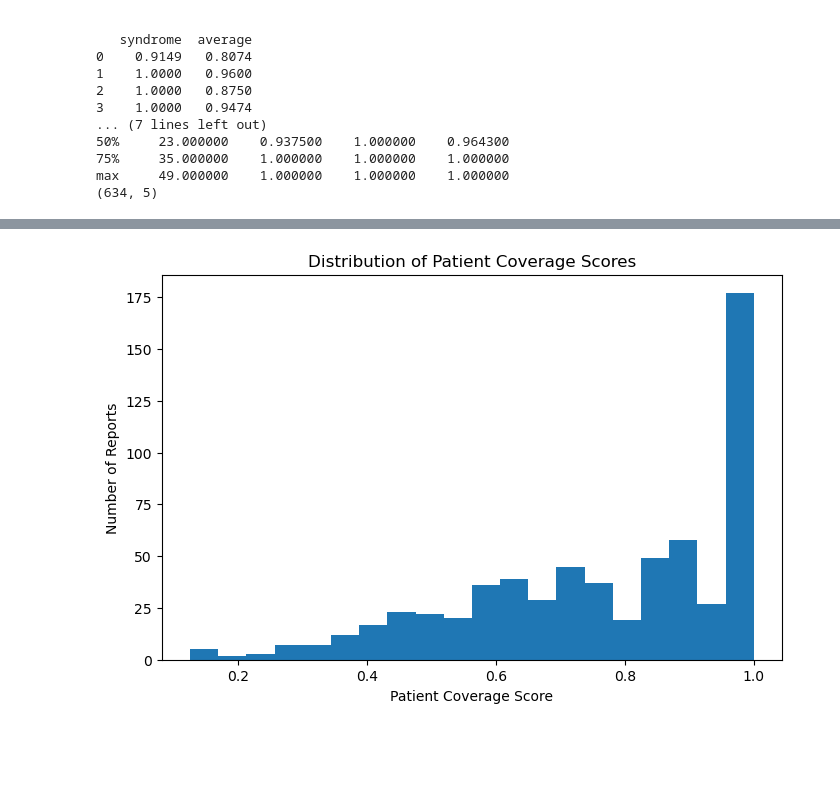
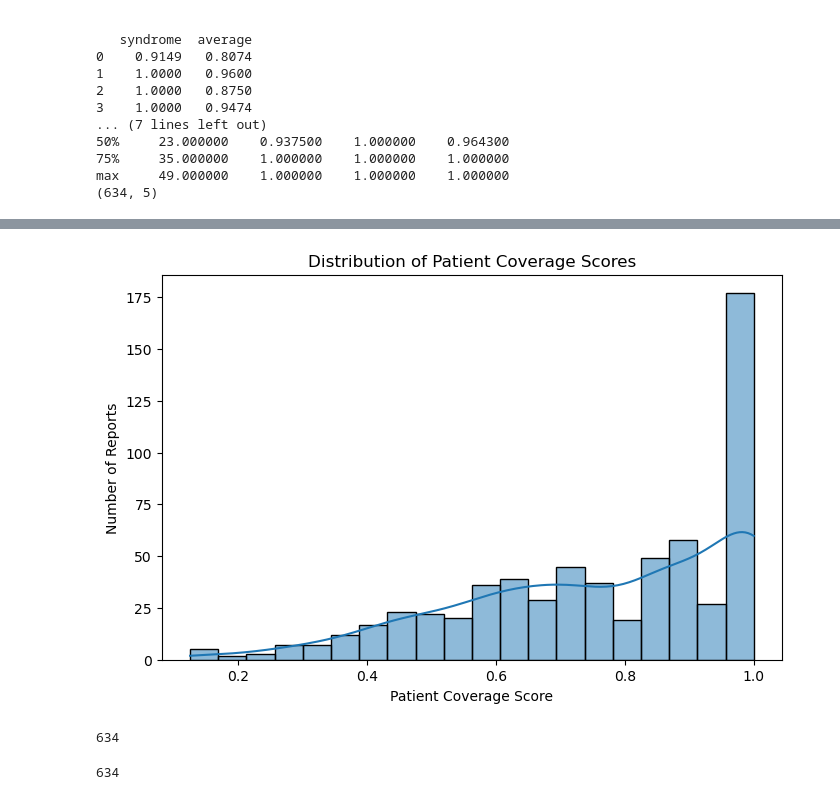
Before and after one commit to Singh-Aman08/msc-dissertation-clinical-knowledge-distillation, a Jupyter notebook: Report_Evaluation/factuality_distribution.ipynb, the cells around one changed output, grey strips where cells are left out. Drawn from its saved outputs; the diff is of its cells as text; code cells hidden in the pictures; blank space fills up the shorter version.

Commit message:
score files uploaded

```diff
--- a/Report_Evaluation/factuality_distribution.ipynb
+++ b/Report_Evaluation/factuality_distribution.ipynb
@@ -80,5 +69,0 @@ plt.show()
-# %%
-records = []
-
-for filename in glob.glob(r"C:\Users\Aman Kumar Singh\Desktop\factuality_scores_*.jsonl"):
-    records.append(filename)
@@ -155,15 +107,19 @@ max     49.000000          1.000000
 # %%
+import seaborn as sns
+import matplotlib.pyplot as plt
+
 plt.figure(figsize=(8,5))
 
-plt.hist(
+sns.histplot(
     df["patient_coverage"].dropna(),
-    bins=20
+    bins=20,
+    kde=True
 )
 
 plt.xlabel("Patient Coverage Score")
 plt.ylabel("Number of Reports")
 plt.title("Distribution of Patient Coverage Scores")
 
 plt.show()
 # %% [output]
-[figure, old version]
+[figure, new version]
@@ -169,0 +128,8 @@ plt.show()
+# %%
+len(fact)
+# %% [output]
+634
+# %%
+len(cov)
+# %% [output]
+634
```
Also changed, not shown: parts of 32 cells of this notebook, 47 other files.
